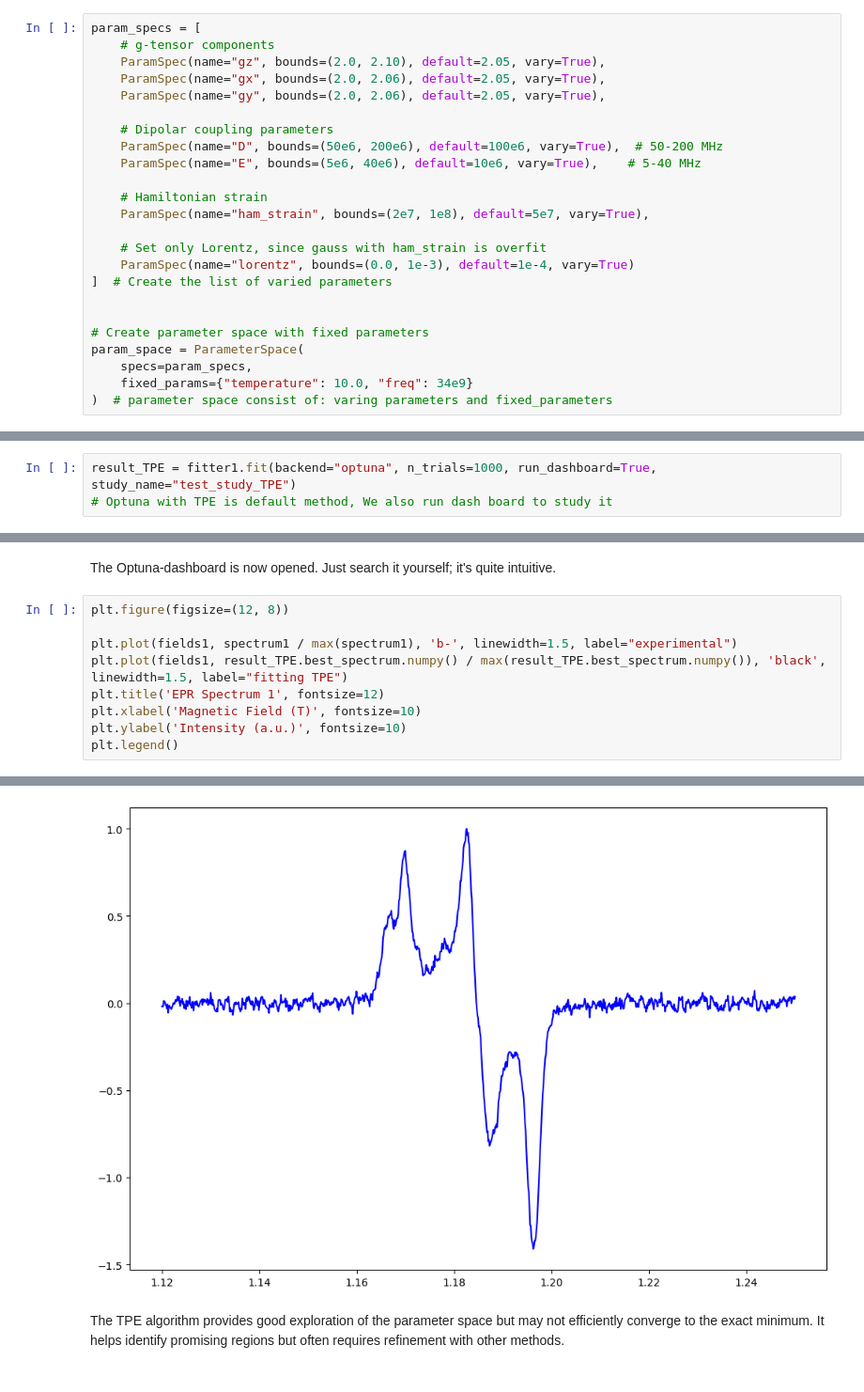
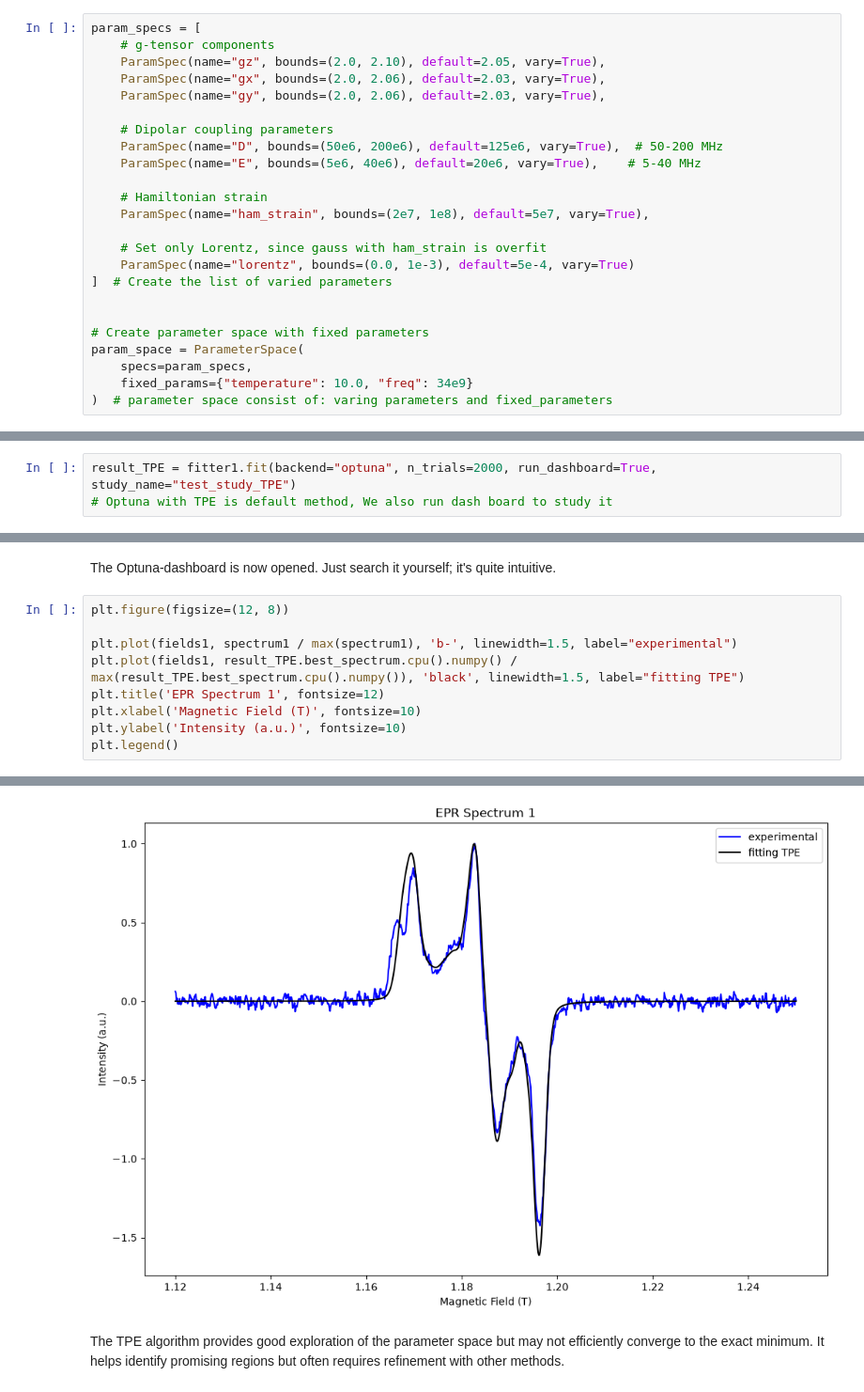
Before and after one commit to ArkadySamsonenkoWork/MaRs, a Jupyter notebook: examples/example_3_simple_fit/example_3.ipynb, the cells around one changed output, grey strips where cells are left out. Shown at 94% size. Cells and saved outputs as stored; diff of their text form.

```diff
--- a/examples/example_3_simple_fit/example_3.ipynb
+++ b/examples/example_3_simple_fit/example_3.ipynb
@@ -225,18 +216,18 @@ Let's create the parameter space:
 param_specs = [
     # g-tensor components
     ParamSpec(name="gz", bounds=(2.0, 2.10), default=2.05, vary=True),
-    ParamSpec(name="gx", bounds=(2.0, 2.06), default=2.05, vary=True),
-    ParamSpec(name="gy", bounds=(2.0, 2.06), default=2.05, vary=True),
+    ParamSpec(name="gx", bounds=(2.0, 2.06), default=2.03, vary=True),
+    ParamSpec(name="gy", bounds=(2.0, 2.06), default=2.03, vary=True),
 
     # Dipolar coupling parameters
-    ParamSpec(name="D", bounds=(50e6, 200e6), default=100e6, vary=True),  # 50-200 MHz
-    ParamSpec(name="E", bounds=(5e6, 40e6), default=10e6, vary=True),    # 5-40 MHz
+    ParamSpec(name="D", bounds=(50e6, 200e6), default=125e6, vary=True),  # 50-200 MHz
+    ParamSpec(name="E", bounds=(5e6, 40e6), default=20e6, vary=True),    # 5-40 MHz
 
     # Hamiltonian strain
     ParamSpec(name="ham_strain", bounds=(2e7, 1e8), default=5e7, vary=True),
 
     # Set only Lorentz, since gauss with ham_strain is overfit
-    ParamSpec(name="lorentz", bounds=(0.0, 1e-3), default=1e-4, vary=True)
+    ParamSpec(name="lorentz", bounds=(0.0, 1e-3), default=5e-4, vary=True)
 ]  # Create the list of varied parameters
 
 
@@ -403,5 +394,5 @@ We start from TPE (Tree-structured Parzen Estimator). TPE is a Bayesian optimiza
 
 We'll also explore using the Optuna dashboard. You can learn more about its capabilities at: https://optuna-dashboard.readthedocs.io/en/stable/getting-started.html
 # %%
-result_TPE = fitter1.fit(backend="optuna", n_trials=1000, run_dashboard=True, study_name="test_study_TPE")
+result_TPE = fitter1.fit(backend="optuna", n_trials=2000, run_dashboard=True, study_name="test_study_TPE")
 # Optuna with TPE is default method, We also run dash board to study it
@@ -411,7 +406,7 @@ The Optuna-dashboard is now opened. Just search it yourself; it's quite intuitiv
 plt.figure(figsize=(12, 8))
 
 plt.plot(fields1, spectrum1 / max(spectrum1), 'b-', linewidth=1.5, label="experimental")
-plt.plot(fields1, result_TPE.best_spectrum.numpy() / max(result_TPE.best_spectrum.numpy()), 'black', linewidth=1.5, label="fitting TPE")
+plt.plot(fields1, result_TPE.best_spectrum.cpu().numpy() / max(result_TPE.best_spectrum.cpu().numpy()), 'black', linewidth=1.5, label="fitting TPE")
 plt.title('EPR Spectrum 1', fontsize=12)
 plt.xlabel('Magnetic Field (T)', fontsize=10)
 plt.ylabel('Intensity (a.u.)', fontsize=10)
@@ -421,4 +416,4 @@ NameError: name 'result_TPE' is not defined
-[figure, old version]
+[figure, new version]
 # %% [markdown]
 The TPE algorithm provides good exploration of the parameter space but may not efficiently converge to the exact minimum. It helps identify promising regions but often requires refinement with other methods.
 # %% [markdown]
```
Also changed, not shown: parts of 18 cells of this notebook, 15 other files.
